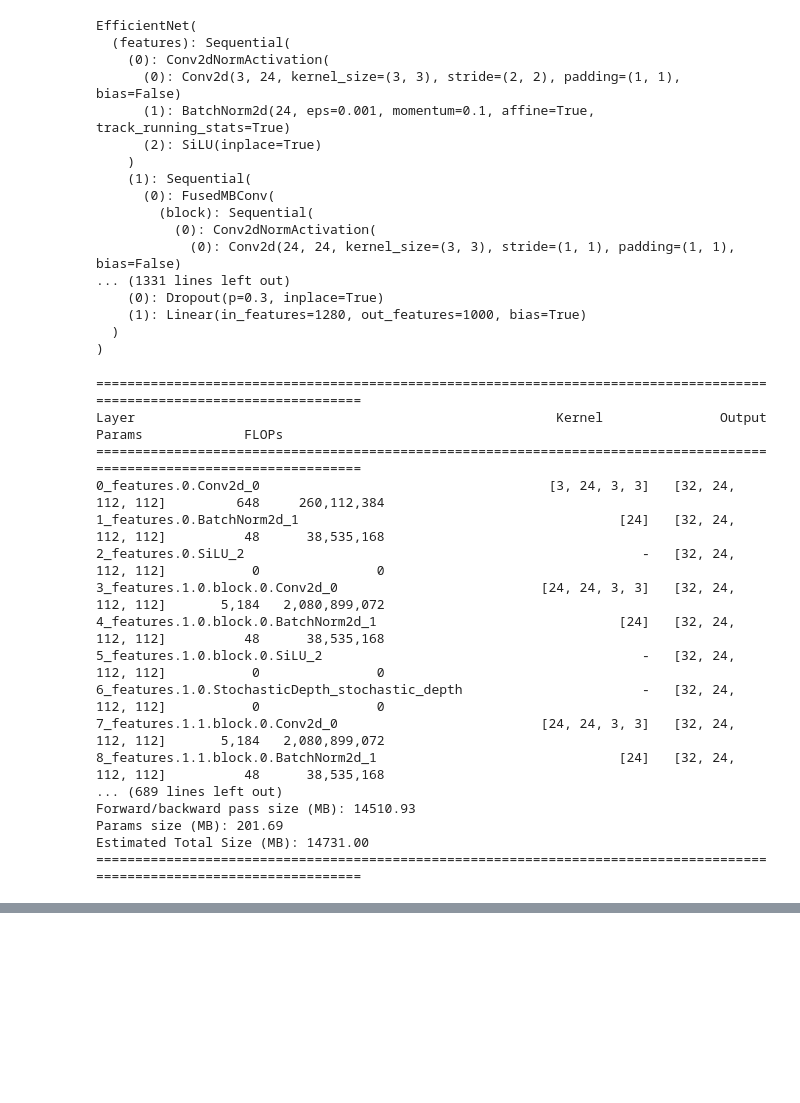
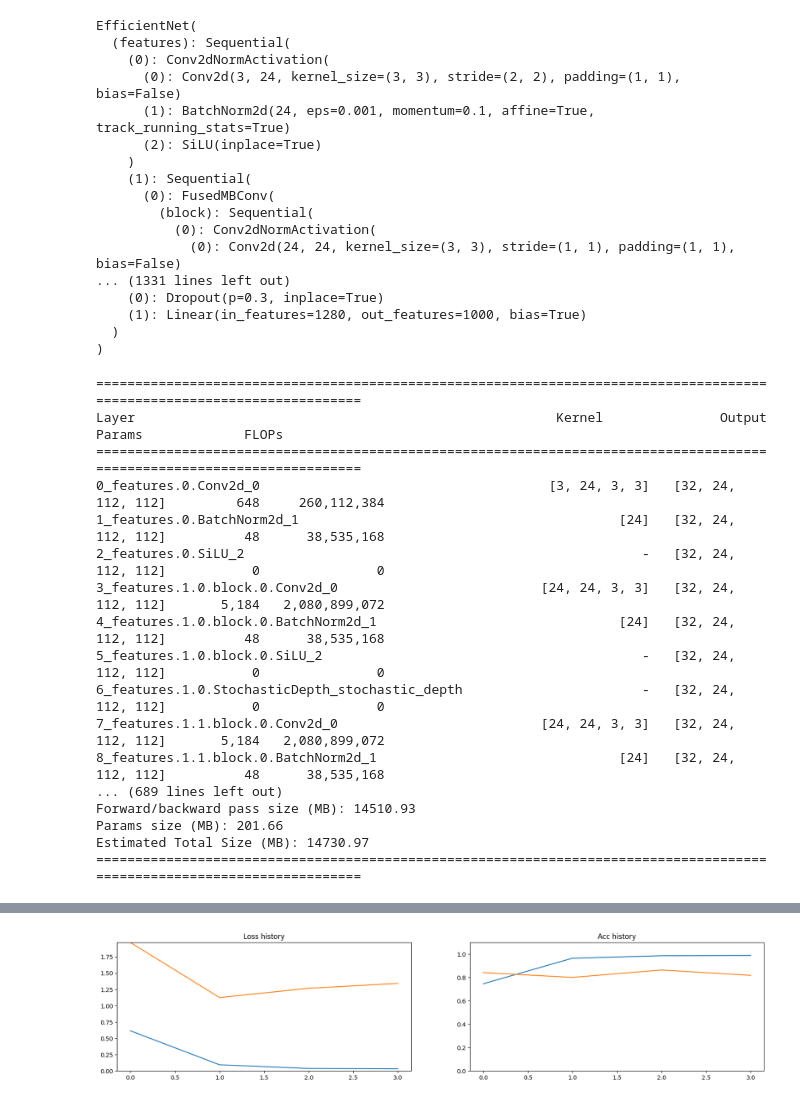
Before and after one commit to mazda-01/DenseNet, a Jupyter notebook: notebooks/project_blood.ipynb, the cells around one changed output, grey strips where cells are left out. Cells and saved outputs as stored; diff of their text form; code cells hidden in the pictures; blank space fills up the shorter version.

```diff
--- a/notebooks/project_blood.ipynb
+++ b/notebooks/project_blood.ipynb
@@ -37,7 +37,7 @@ config = {
     'batch_size': 512,
     'learning_rate': 0.003,
     'epochs': 15,
-    'device': 'mps',
+    'device': 'cuda',
     'data_dir': 'data/',
     'log_dir': 'runs/experiment1'
 }
@@ -57,32 +55,0 @@ Path to dataset files: /Users/dmitrijpavlov/.cache/kagglehub/datasets/paultimoth
-# %%
-import os
-import shutil
-from sklearn.model_selection import train_test_split
-
-src_root = '/Users/dmitrijpavlov/.cache/kagglehub/datasets/jehanbhathena/weather-dataset/versions/3/dataset'
-base_dir = os.path.dirname(src_root)
-train_dir = os.path.join(base_dir, 'weather_train')
-valid_dir = os.path.join(base_dir, 'weather_valid')
-
-os.makedirs(train_dir, exist_ok=True)
-os.makedirs(valid_dir, exist_ok=True)
-
-for class_name in os.listdir(src_root):
-    class_path = os.path.join(src_root, class_name)
-    if not os.path.isdir(class_path):
-        continue
-
-    os.makedirs(os.path.join(train_dir, class_name), exist_ok=True)
-    os.makedirs(os.path.join(valid_dir, class_name), exist_ok=True)
-
-    images = [f for f in os.listdir(class_path) if os.path.isfile(os.path.join(class_path, f))]
-
-    train_img, valid_img = train_test_split(images, test_size=0.2, random_state=42, shuffle=True)
-
-    for img in train_img:
-        shutil.copy(os.path.join(class_path, img), os.path.join(train_dir, class_name, img))
-    for img in valid_img:
-        shutil.copy(os.path.join(class_path, img), os.path.join(valid_dir, class_name, img))
-
-print(f"Train dataset: {train_dir}")
-print(f"Validation dataset: {valid_dir}")
@@ -137,11 +68,11 @@ valid_trans = T.Compose([
     T.Normalize(mean=[0.5169, 0.5246, 0.5059], std=[0.1900, 0.1839, 0.1903])
 ])
 
-train_dataset = torchvision.datasets.ImageFolder('/Users/dmitrijpavlov/.cache/kagglehub/datasets/jehanbhathena/weather-dataset/versions/3/weather_train',
+train_dataset = torchvision.datasets.ImageFolder('/kaggle/input/blood-cells/dataset2-master/dataset2-master/images/TRAIN',
                                                  transform=train_trans)
 
 
-valid_dataset = torchvision.datasets.ImageFolder('/Users/dmitrijpavlov/.cache/kagglehub/datasets/jehanbhathena/weather-dataset/versions/3/weather_valid',
+valid_dataset = torchvision.datasets.ImageFolder('/kaggle/input/blood-cells/dataset2-master/dataset2-master/images/TEST',
                                                  transform=valid_trans)
 
 train_dataset
@@ -185,7 +116,7 @@ EfficientNet(
   )
 )
 # %%
-model.classifier[1] = nn.Linear(1280, 11)
+model.classifier[1] = nn.Linear(1280, 4)
 # %%
 for param in model.parameters():
     param.requires_grad = False
@@ -214,8 +145,8 @@ Layer                                                      Kernel
 8_features.1.1.block.0.BatchNorm2d_1                               [24]   [32, 24, 112, 112]          48      38,535,168
 ... (689 lines left out)
 Forward/backward pass size (MB): 14510.93
-Params size (MB): 201.69
-Estimated Total Size (MB): 14731.00
+Params size (MB): 201.66
+Estimated Total Size (MB): 14730.97
 ========================================================================================================================
 # %%
 criterion = nn.CrossEntropyLoss()
@@ -234,7 +165,7 @@ valid_loss_hist = []
 train_acc_hist = []
 valid_acc_hist = []
 
-for epoch in range(5):
+for epoch in range(4):
 
     loss_batch = []
     acc_batch = []
@@ -288,3 +219,4 @@ ax[1].plot(train_acc_hist)
 ax[1].plot(valid_acc_hist)
 ax[1].set_ylim(0, 1.1)
 ax[1].set_title('Acc history');
+# %% [output]
@@ -291 +227,2 @@ ax[1].set_title('Acc history');
+[figure, added]
 # %%
```
Also changed, not shown: parts of 9 cells of this notebook.
